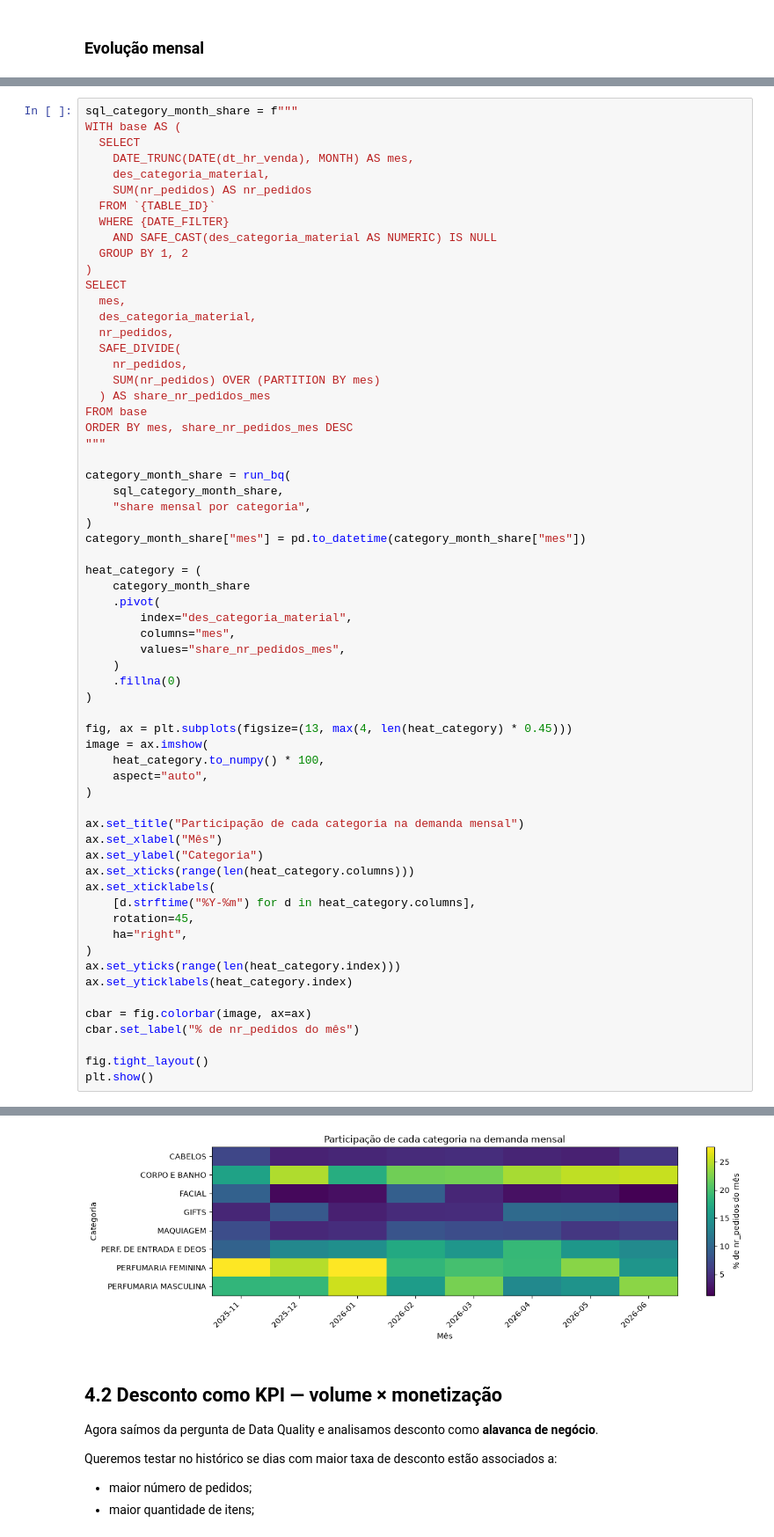
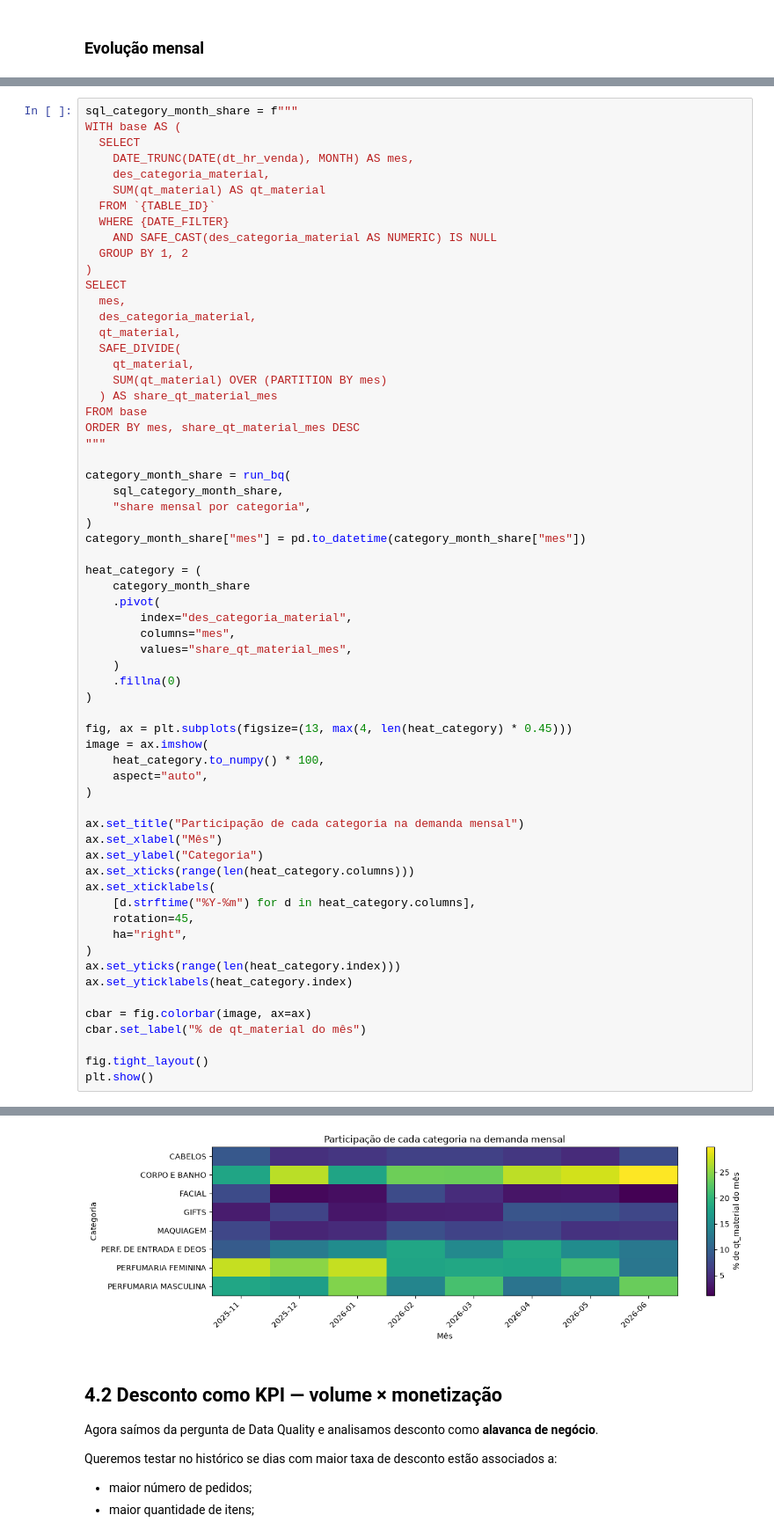
Before and after one commit to guisoares10/Projeto-GB, a Jupyter notebook: notebooks/01_eda_data_quality.ipynb, the cells around one changed output, grey strips where cells are left out. Shown at 88% size. Drawn from its saved outputs; the diff is of its cells as text.

```diff
--- a/notebooks/01_eda_data_quality.ipynb
+++ b/notebooks/01_eda_data_quality.ipynb
@@ -2683,7 +2689,7 @@ WITH base AS (
   SELECT
     DATE_TRUNC(DATE(dt_hr_venda), MONTH) AS mes,
     des_categoria_material,
-    SUM(nr_pedidos) AS nr_pedidos
+    SUM(qt_material) AS qt_material
   FROM `{TABLE_ID}`
   WHERE {DATE_FILTER}
     AND SAFE_CAST(des_categoria_material AS NUMERIC) IS NULL
@@ -2692,13 +2698,13 @@ WITH base AS (
 SELECT
   mes,
   des_categoria_material,
-  nr_pedidos,
+  qt_material,
   SAFE_DIVIDE(
-    nr_pedidos,
-    SUM(nr_pedidos) OVER (PARTITION BY mes)
-  ) AS share_nr_pedidos_mes
+    qt_material,
+    SUM(qt_material) OVER (PARTITION BY mes)
+  ) AS share_qt_material_mes
 FROM base
-ORDER BY mes, share_nr_pedidos_mes DESC
+ORDER BY mes, share_qt_material_mes DESC
 """
 
 category_month_share = run_bq(
@@ -2712,37 +2718,37 @@ heat_category = (
     .pivot(
         index="des_categoria_material",
         columns="mes",
-        values="share_nr_pedidos_mes",
+        values="share_qt_material_mes",
     )
     .fillna(0)
 )
 
 fig, ax = plt.subplots(figsize=(13, max(4, len(heat_category) * 0.45)))
 image = ax.imshow(
     heat_category.to_numpy() * 100,
     aspect="auto",
 )
 
 ax.set_title("Participação de cada categoria na demanda mensal")
 ax.set_xlabel("Mês")
 ax.set_ylabel("Categoria")
 ax.set_xticks(range(len(heat_category.columns)))
 ax.set_xticklabels(
     [d.strftime("%Y-%m") for d in heat_category.columns],
     rotation=45,
     ha="right",
 )
 ax.set_yticks(range(len(heat_category.index)))
 ax.set_yticklabels(heat_category.index)
 
 cbar = fig.colorbar(image, ax=ax)
-cbar.set_label("% de nr_pedidos do mês")
+cbar.set_label("% de qt_material do mês")
 
 fig.tight_layout()
 plt.show()
 # %% [output]
 [BigQuery] share mensal por categoria | estimativa processada: 2.67 MB
-[figure, old version]
+[figure, new version]
 # %% [markdown]
 ## 4.2 Desconto como KPI — volume × monetização
 
```
Also changed, not shown: parts of 25 cells of this notebook.
